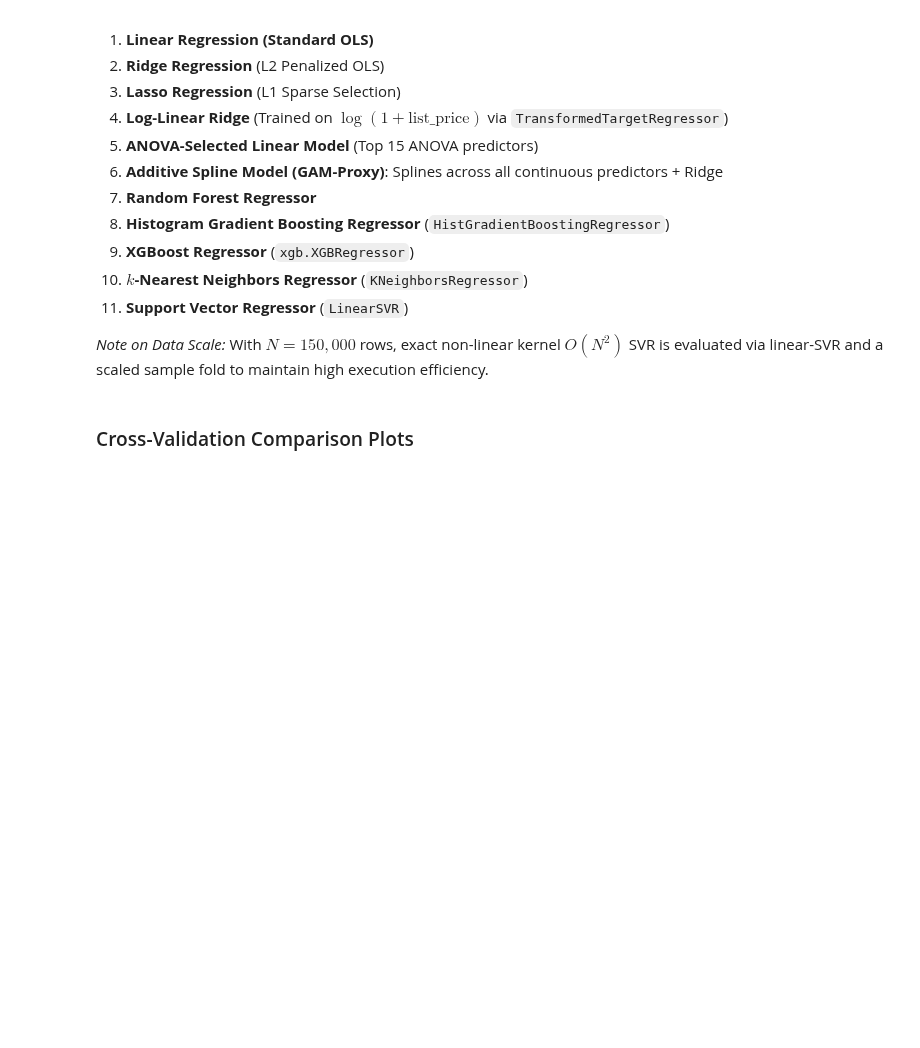
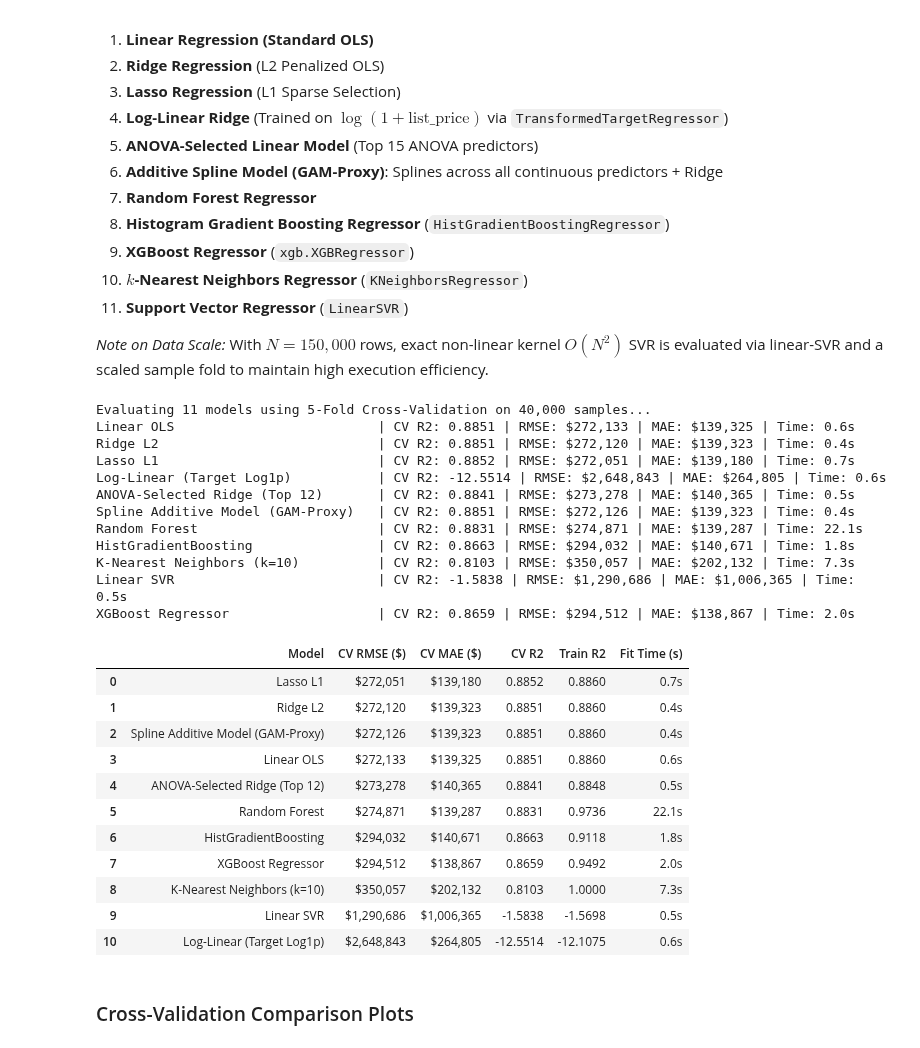
Before and after one commit to Ancientrains/DATADASH-2026, a Jupyter notebook: analysis.ipynb, the cells around one changed output. Saved outputs shown, nothing was run; the diff lists cells and outputs as text; code cells hidden in the pictures; blank space fills up the shorter version.

```diff
--- a/analysis.ipynb
+++ b/analysis.ipynb
@@ -569,35 +652,61 @@ for name, model in models.items():
     t0 = time.time()
     cv_res = cross_validate(
         model, X_sub, y_sub, cv=cv5,
         scoring=["neg_root_mean_squared_error", "neg_mean_absolute_error", "r2"],
         return_train_score=True,
         n_jobs=-1
     )
     elapsed = time.time() - t0
 
+    # Corrected metric keys with 'neg_' prefix
     rmse = -cv_res["test_neg_root_mean_squared_error"].mean()
-    mae = -cv_res["test_mean_absolute_error"].mean()
+    mae = -cv_res["test_neg_mean_absolute_error"].mean()
     r2 = cv_res["test_r2"].mean()
     train_r2 = cv_res["train_r2"].mean()
 
     benchmark_records.append({
         "Model": name,
         "CV RMSE ($)": rmse,
         "CV MAE ($)": mae,
         "CV R2": r2,
         "Train R2": train_r2,
         "Fit Time (s)": elapsed
     })
-    print(f"{name:<35} | CV R2: {r2:.4f} | RMSE: ${rmse:,.0f} | Time: {elapsed:.1f}s")
+    print(f"{name:<35} | CV R2: {r2:.4f} | RMSE: ${rmse:,.0f} | MAE: ${mae:,.0f} | Time: {elapsed:.1f}s")
 
 benchmark_df = pd.DataFrame(benchmark_records).sort_values("CV R2", ascending=False).reset_index(drop=True)
 display(benchmark_df.style.format({
     "CV RMSE ($)": "${:,.0f}",
     "CV MAE ($)": "${:,.0f}",
     "CV R2": "{:.4f}",
     "Train R2": "{:.4f}",
     "Fit Time (s)": "{:.1f}s"
 }))
+# %% [output]
+Evaluating 11 models using 5-Fold Cross-Validation on 40,000 samples...
+Linear OLS                          | CV R2: 0.8851 | RMSE: $272,133 | MAE: $139,325 | Time: 0.6s
+Ridge L2                            | CV R2: 0.8851 | RMSE: $272,120 | MAE: $139,323 | Time: 0.4s
+Lasso L1                            | CV R2: 0.8852 | RMSE: $272,051 | MAE: $139,180 | Time: 0.7s
+Log-Linear (Target Log1p)           | CV R2: -12.5514 | RMSE: $2,648,843 | MAE: $264,805 | Time: 0.6s
+ANOVA-Selected Ridge (Top 12)       | CV R2: 0.8841 | RMSE: $273,278 | MAE: $140,365 | Time: 0.5s
+Spline Additive Model (GAM-Proxy)   | CV R2: 0.8851 | RMSE: $272,126 | MAE: $139,323 | Time: 0.4s
+Random Forest                       | CV R2: 0.8831 | RMSE: $274,871 | MAE: $139,287 | Time: 22.1s
+HistGradientBoosting                | CV R2: 0.8663 | RMSE: $294,032 | MAE: $140,671 | Time: 1.8s
+K-Nearest Neighbors (k=10)          | CV R2: 0.8103 | RMSE: $350,057 | MAE: $202,132 | Time: 7.3s
+Linear SVR                          | CV R2: -1.5838 | RMSE: $1,290,686 | MAE: $1,006,365 | Time: 0.5s
+XGBoost Regressor                   | CV R2: 0.8659 | RMSE: $294,512 | MAE: $138,867 | Time: 2.0s
+|  | Model | CV RMSE ($) | CV MAE ($) | CV R2 | Train R2 | Fit Time (s) |
+| 0 | Lasso L1 | $272,051 | $139,180 | 0.8852 | 0.8860 | 0.7s |
+| 1 | Ridge L2 | $272,120 | $139,323 | 0.8851 | 0.8860 | 0.4s |
+| 2 | Spline Additive Model (GAM-Proxy) | $272,126 | $139,323 | 0.8851 | 0.8860 | 0.4s |
+| 3 | Linear OLS | $272,133 | $139,325 | 0.8851 | 0.8860 | 0.6s |
+| 4 | ANOVA-Selected Ridge (Top 12) | $273,278 | $140,365 | 0.8841 | 0.8848 | 0.5s |
+| 5 | Random Forest | $274,871 | $139,287 | 0.8831 | 0.9736 | 22.1s |
+| 6 | HistGradientBoosting | $294,032 | $140,671 | 0.8663 | 0.9118 | 1.8s |
+| 7 | XGBoost Regressor | $294,512 | $138,867 | 0.8659 | 0.9492 | 2.0s |
+| 8 | K-Nearest Neighbors (k=10) | $350,057 | $202,132 | 0.8103 | 1.0000 | 7.3s |
+| 9 | Linear SVR | $1,290,686 | $1,006,365 | -1.5838 | -1.5698 | 0.5s |
+| 10 | Log-Linear (Target Log1p) | $2,648,843 | $264,805 | -12.5514 | -12.1075 | 0.6s |
 # %% [markdown]
 ### Cross-Validation Comparison Plots
 # %%
```
Also changed, not shown: parts of 7 cells of this notebook, 2 other files.
